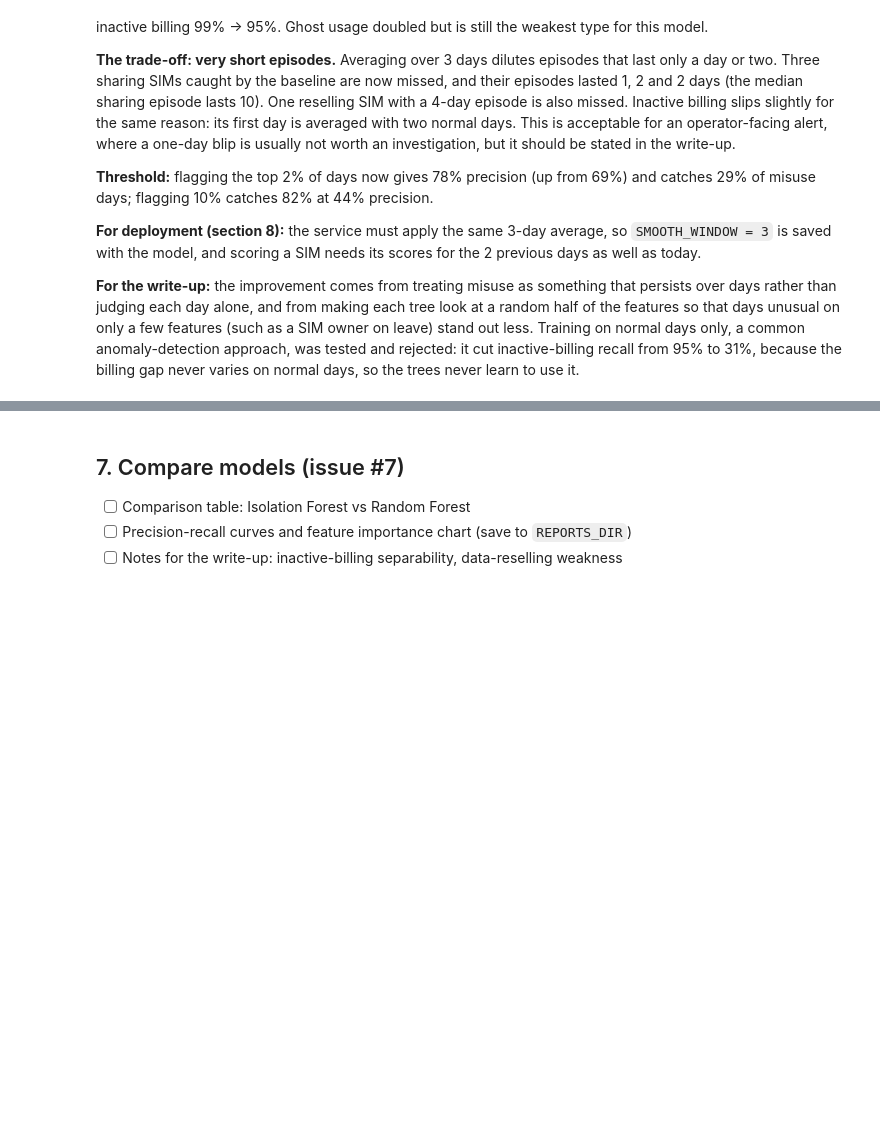
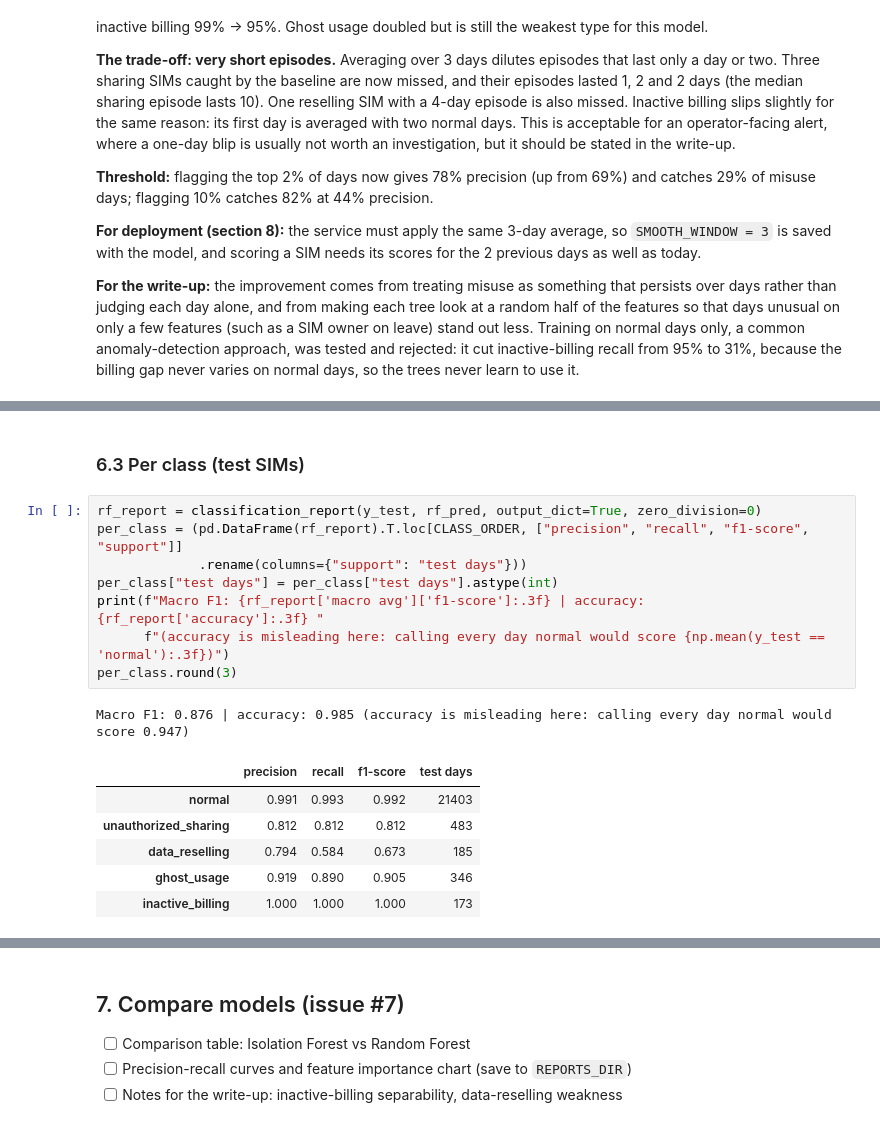
Before and after one commit to ianchomba1/proSIM, a Jupyter notebook: ml-training/notebooks/01_misuse_training.ipynb, the cells around one changed output, grey strips where cells are left out. Cells and saved outputs as stored; diff of their text form; blank space fills up the shorter version.

```diff
--- a/ml-training/notebooks/01_misuse_training.ipynb
+++ b/ml-training/notebooks/01_misuse_training.ipynb
@@ -960,0 +1021,18 @@ Precision and recall both rose by about 12 points at the same time, which moving
+# %% [markdown]
+### 6.3 Per class (test SIMs)
+# %%
+rf_report = classification_report(y_test, rf_pred, output_dict=True, zero_division=0)
+per_class = (pd.DataFrame(rf_report).T.loc[CLASS_ORDER, ["precision", "recall", "f1-score", "support"]]
+             .rename(columns={"support": "test days"}))
+per_class["test days"] = per_class["test days"].astype(int)
+print(f"Macro F1: {rf_report['macro avg']['f1-score']:.3f} | accuracy: {rf_report['accuracy']:.3f} "
+      f"(accuracy is misleading here: calling every day normal would score {np.mean(y_test == 'normal'):.3f})")
+per_class.round(3)
+# %% [output]
+Macro F1: 0.876 | accuracy: 0.985 (accuracy is misleading here: calling every day normal would score 0.947)
+|  | precision | recall | f1-score | test days |
+| normal | 0.991 | 0.993 | 0.992 | 21403 |
+| unauthorized_sharing | 0.812 | 0.812 | 0.812 | 483 |
+| data_reselling | 0.794 | 0.584 | 0.673 | 185 |
+| ghost_usage | 0.919 | 0.890 | 0.905 | 346 |
+| inactive_billing | 1.000 | 1.000 | 1.000 | 173 |
```
Also changed, not shown: parts of 12 cells of this notebook, 1 other file.
